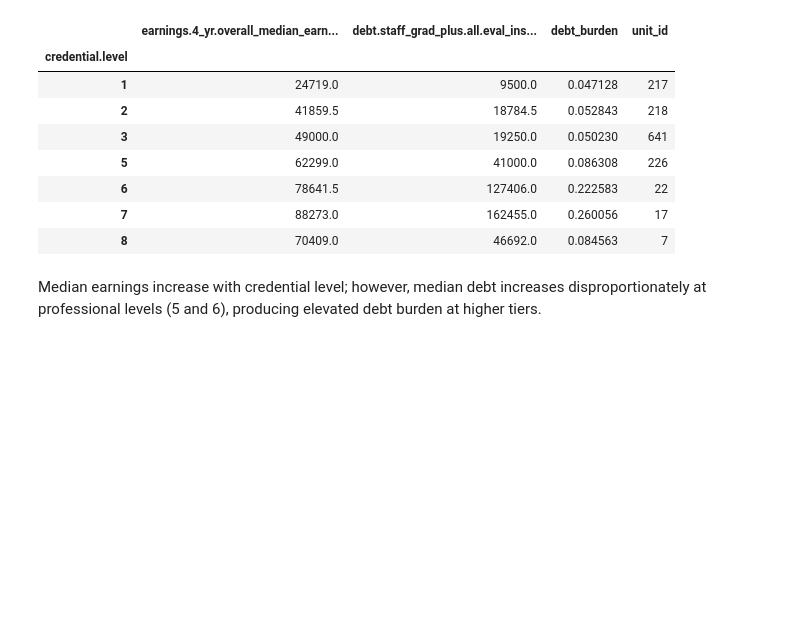
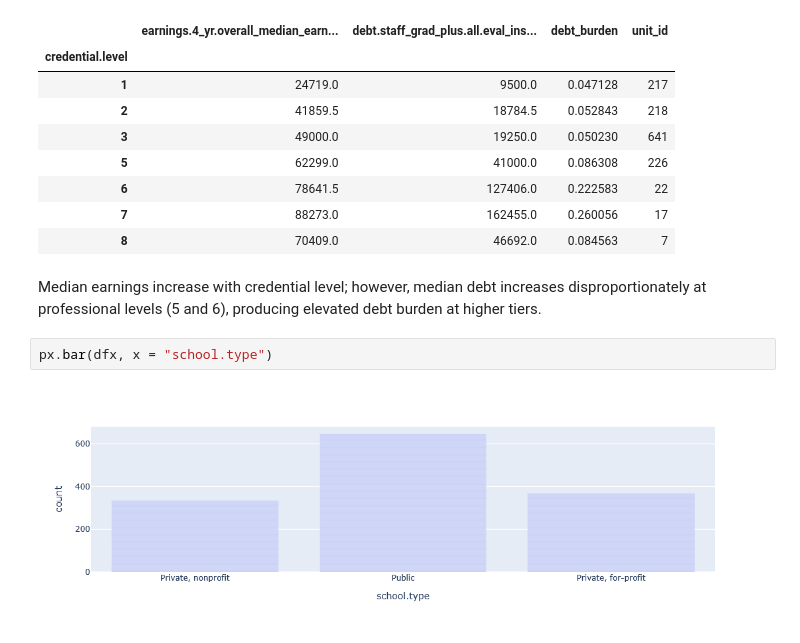
Before and after one commit to sebastianhonorat-dev/CAP_3764_2026_Spring_Team_6, a Jupyter notebook: notebooks/eda_scorecard.ipynb, the cells around one changed output. Drawn from its saved outputs; the diff is of its cells as text; blank space fills up the shorter version.

```diff
--- a/notebooks/eda_scorecard.ipynb
+++ b/notebooks/eda_scorecard.ipynb
@@ -250,3 +262,7 @@ dfx.groupby("credential.level").agg({
 | 8 | 70409.0 | 46692.0 | 0.084563 | 7 |
 # %% [markdown]
 Median earnings increase with credential level; however, median debt increases disproportionately at professional levels (5 and 6), producing elevated debt burden at higher tiers.
+# %%
+px.bar(dfx, x = "school.type")
+# %% [output]
+[figure, added]
```
Also changed, not shown: parts of 17 cells of this notebook.
